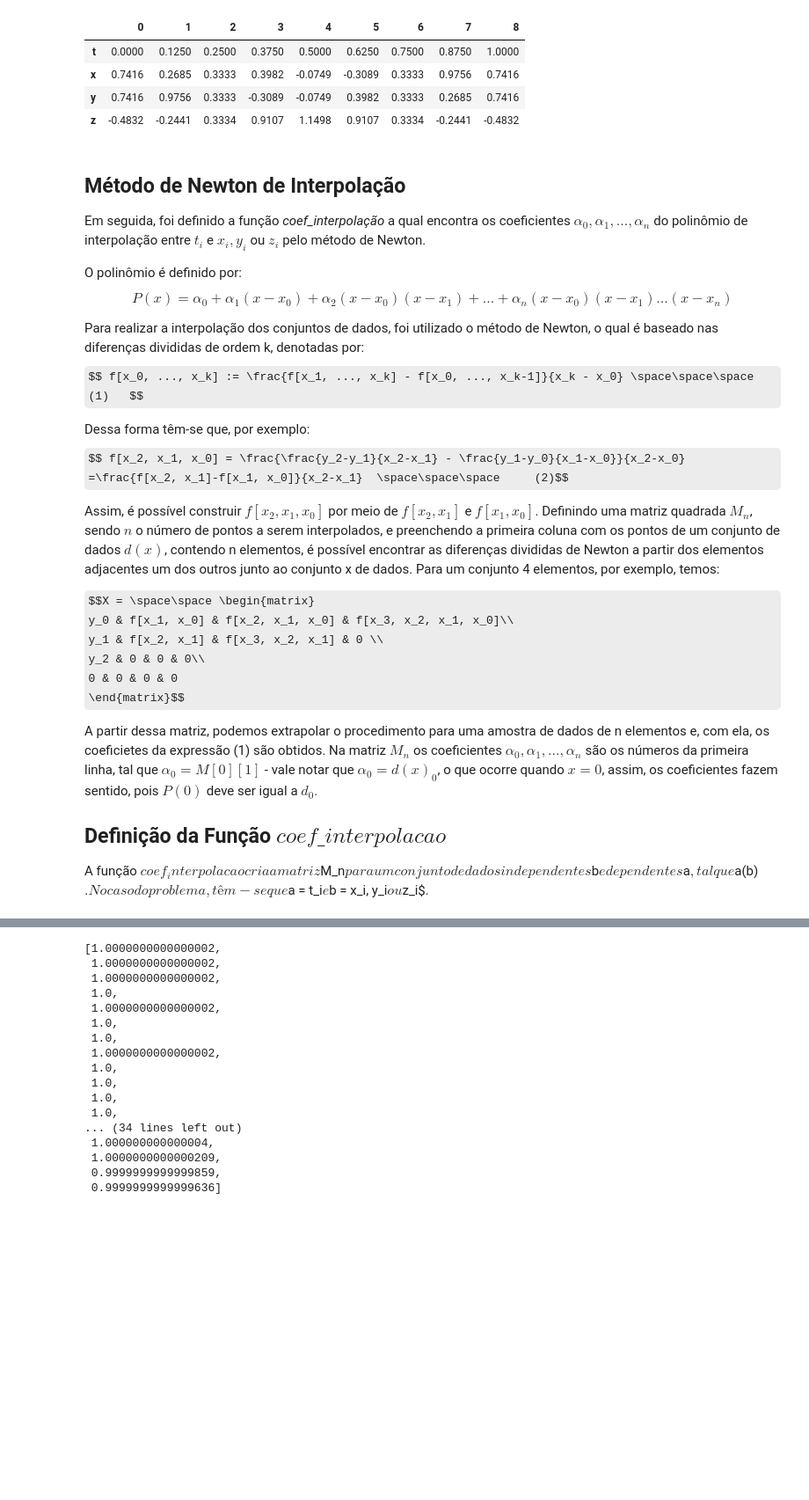
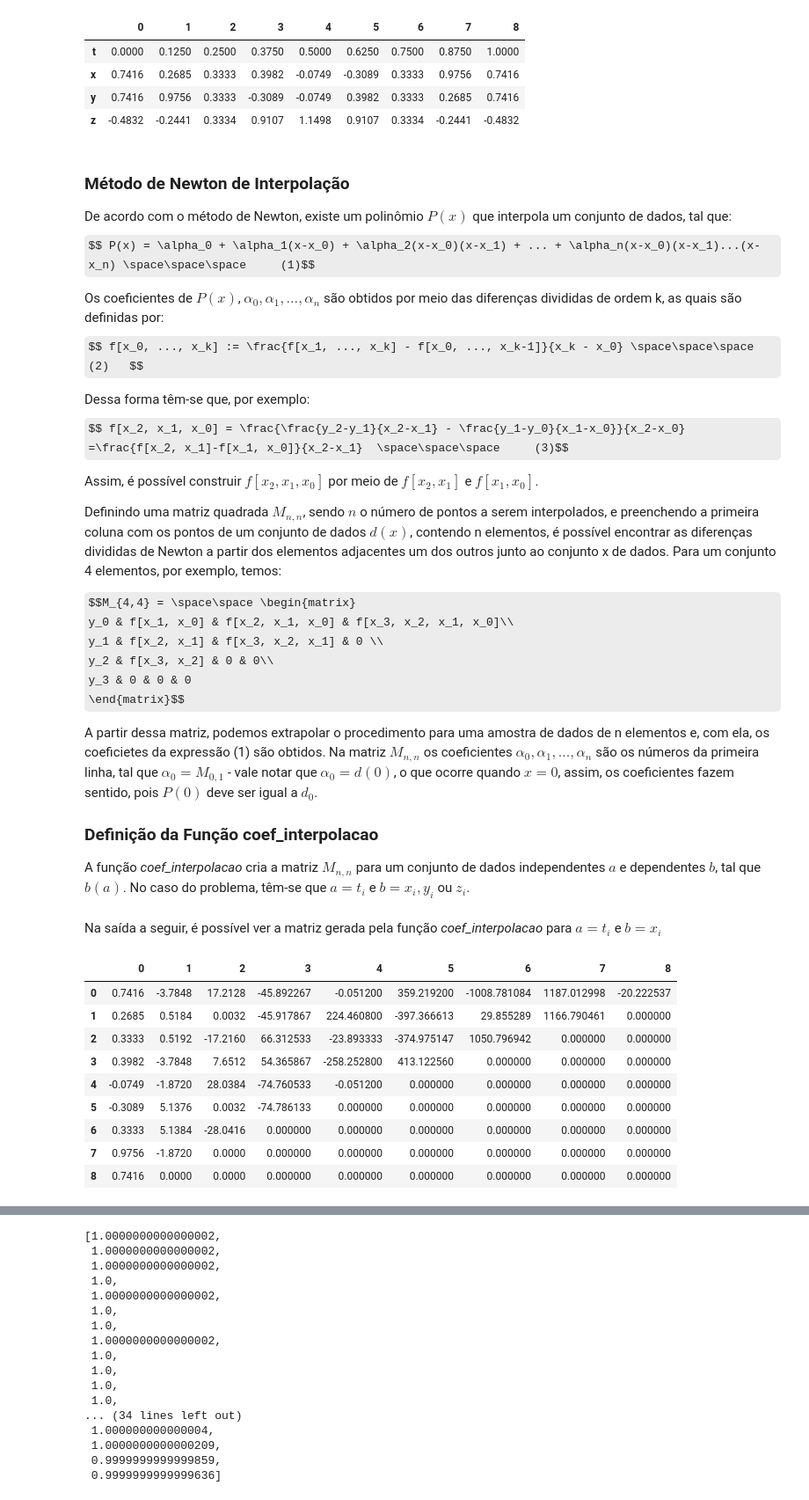
Before and after one commit to acmurilo/2021.2_calc_num, a Jupyter notebook: lista_2/exercicio_2.ipynb, the cells around one changed output, grey strips where cells are left out. Shown at 88% size. Saved outputs shown, nothing was run; the diff lists cells and outputs as text; code cells hidden in the pictures; some formulas as TeX source; blank space fills up the shorter version.

```diff
--- a/lista_2/exercicio_2.ipynb
+++ b/lista_2/exercicio_2.ipynb
@@ -23,28 +29,31 @@ dados
 | y | 0.7416 | 0.9756 | 0.3333 | -0.3089 | -0.0749 | 0.3982 | 0.3333 | 0.2685 | 0.7416 |
 | z | -0.4832 | -0.2441 | 0.3334 | 0.9107 | 1.1498 | 0.9107 | 0.3334 | -0.2441 | -0.4832 |
 # %% [markdown]
-## Método de Newton de Interpolação
-Em seguida, foi definido a função <em>coef_interpolação</em> a qual encontra os coeficientes $\alpha_0, \alpha_1, ..., \alpha_n$ do polinômio de interpolação entre $t_i$ e $x_i, y_i$ ou $z_i$ pelo método de Newton.
+### Método de Newton de Interpolação
 
-O polinômio é definido por: $$ P(x) = \alpha_0 + \alpha_1(x-x_0) + \alpha_2(x-x_0)(x-x_1) + ... + \alpha_n(x-x_0)(x-x_1)...(x-x_n) $$
+De acordo com o método de Newton, existe um polinômio $P(x)$ que interpola um conjunto de dados, tal que: $$ P(x) = \alpha_0 + \alpha_1(x-x_0) + \alpha_2(x-x_0)(x-x_1) + ... + \alpha_n(x-x_0)(x-x_1)...(x-x_n) \space\space\space     (1)$$
 
-Para realizar a interpolação dos conjuntos de dados, foi utilizado o método de Newton, o qual é baseado nas diferenças divididas de ordem k, denotadas por: $$ f[x_0, ..., x_k] := \frac{f[x_1, ..., x_k] - f[x_0, ..., x_k-1]}{x_k - x_0} \space\space\space (1)   $$
 
-Dessa forma têm-se que, por exemplo: $$ f[x_2, x_1, x_0] = \frac{\frac{y_2-y_1}{x_2-x_1} - \frac{y_1-y_0}{x_1-x_0}}{x_2-x_0} =\frac{f[x_2, x_1]-f[x_1, x_0]}{x_2-x_1}  \space\space\space     (2)$$
+Os coeficientes de $P(x)$, $\alpha_0, \alpha_1, ..., \alpha_n$ são obtidos por meio das diferenças divididas de ordem k, as quais são definidas por: $$ f[x_0, ..., x_k] := \frac{f[x_1, ..., x_k] - f[x_0, ..., x_k-1]}{x_k - x_0} \space\space\space (2)   $$
 
-Assim, é possível construir $f[x_2, x_1, x_0]$ por meio de $f[x_2, x_1]$ e $f[x_1, x_0]$. Definindo uma matriz quadrada $M_n$, sendo $n$ o número de pontos a serem interpolados, e preenchendo a primeira coluna com os pontos de um conjunto de dados $d(x)$, contendo n elementos, é possível encontrar as diferenças divididas de Newton a partir dos elementos adjacentes um dos outros junto ao conjunto x de dados. Para um conjunto 4 elementos, por exemplo, temos:
+Dessa forma têm-se que, por exemplo: $$ f[x_2, x_1, x_0] = \frac{\frac{y_2-y_1}{x_2-x_1} - \frac{y_1-y_0}{x_1-x_0}}{x_2-x_0} =\frac{f[x_2, x_1]-f[x_1, x_0]}{x_2-x_1}  \space\space\space     (3)$$
 
-$$X = \space\space \begin{matrix}
+Assim, é possível construir $f[x_2, x_1, x_0]$ por meio de $f[x_2, x_1]$ e $f[x_1, x_0]$.
+
+Definindo uma matriz quadrada $M_{n,n}$, sendo $n$ o número de pontos a serem interpolados, e preenchendo a primeira coluna com os pontos de um conjunto de dados $d(x)$, contendo n elementos, é possível encontrar as diferenças divididas de Newton a partir dos elementos adjacentes um dos outros junto ao conjunto x de dados. Para um conjunto 4 elementos, por exemplo, temos:
+
+$$M_{4,4} = \space\space \begin{matrix}
 y_0 & f[x_1, x_0] & f[x_2, x_1, x_0] & f[x_3, x_2, x_1, x_0]\\
 y_1 & f[x_2, x_1] & f[x_3, x_2, x_1] & 0 \\
-y_2 & 0 & 0 & 0\\
-0 & 0 & 0 & 0
+y_2 & f[x_3, x_2] & 0 & 0\\
+y_3 & 0 & 0 & 0
 \end{matrix}$$
 
-A partir dessa matriz, podemos extrapolar o procedimento para uma amostra de dados de n elementos e, com ela, os coeficietes da expressão (1) são obtidos. Na matriz $M_n$ os coeficientes $\alpha_0, \alpha_1, ..., \alpha_n$ são os números da primeira linha, tal que $\alpha_0 = M[0][1]$ - vale notar que $\alpha_0 = d(x)_0 $, o que ocorre quando $x=0$, assim, os coeficientes fazem sentido, pois $P(0)$ deve ser igual a $d_0$.
+A partir dessa matriz, podemos extrapolar o procedimento para uma amostra de dados de n elementos e, com ela, os coeficietes da expressão (1) são obtidos. Na matriz $M_{n,n}$ os coeficientes $\alpha_0, \alpha_1, ..., \alpha_n$ são os números da primeira linha, tal que $\alpha_0 = M_{0,1}$ - vale notar que $\alpha_0 = d(0) $, o que ocorre quando $x=0$, assim, os coeficientes fazem sentido, pois $P(0)$ deve ser igual a $d_0$.
 
-## Definição da Função $coef\_interpolacao$
-A função $coef_interpolacao cria a matriz $M_n$ para um conjunto de dados independentes $b$ e dependentes $a$, tal que $a(b)$. No caso do problema, têm-se que $a = t_i$ e $b = x_i, y_i$ ou $z_i$.
+### Definição da Função coef_interpolacao
+
+A função <em>coef_interpolacao</em> cria a matriz $M_{n, n}$  para um conjunto de dados independentes $a$ e dependentes $b$, tal que $b(a)$. No caso do problema, têm-se que $a = t_i$ e $b = x_i, y_i$ ou $z_i$.
 # %%
 def coef_interpolacao(a, b):
     #criacao da matriz de zeros a ser preenchida
@@ -64,2 +73,17 @@ def coef_interpolacao(a, b):
 
 #pd.DataFrame(coef_interpolacao(t, x))
+# %% [markdown]
+Na saída a seguir, é possível ver a matriz gerada pela função <em>coef_interpolacao</em> para $a = t_i$ e $b = x_i$
+# %%
+pd.DataFrame(coef_interpolacao(t, x))
+# %% [output]
+|  | 0 | 1 | 2 | 3 | 4 | 5 | 6 | 7 | 8 |
+| 0 | 0.7416 | -3.7848 | 17.2128 | -45.892267 | -0.051200 | 359.219200 | -1008.781084 | 1187.012998 | -20.222537 |
+| 1 | 0.2685 | 0.5184 | 0.0032 | -45.917867 | 224.460800 | -397.366613 | 29.855289 | 1166.790461 | 0.000000 |
+| 2 | 0.3333 | 0.5192 | -17.2160 | 66.312533 | -23.893333 | -374.975147 | 1050.796942 | 0.000000 | 0.000000 |
+| 3 | 0.3982 | -3.7848 | 7.6512 | 54.365867 | -258.252800 | 413.122560 | 0.000000 | 0.000000 | 0.000000 |
+| 4 | -0.0749 | -1.8720 | 28.0384 | -74.760533 | -0.051200 | 0.000000 | 0.000000 | 0.000000 | 0.000000 |
+| 5 | -0.3089 | 5.1376 | 0.0032 | -74.786133 | 0.000000 | 0.000000 | 0.000000 | 0.000000 | 0.000000 |
+| 6 | 0.3333 | 5.1384 | -28.0416 | 0.000000 | 0.000000 | 0.000000 | 0.000000 | 0.000000 | 0.000000 |
+| 7 | 0.9756 | -1.8720 | 0.0000 | 0.000000 | 0.000000 | 0.000000 | 0.000000 | 0.000000 | 0.000000 |
+| 8 | 0.7416 | 0.0000 | 0.0000 | 0.000000 | 0.000000 | 0.000000 | 0.000000 | 0.000000 | 0.000000 |
```
Also changed, not shown: parts of 10 cells of this notebook.
